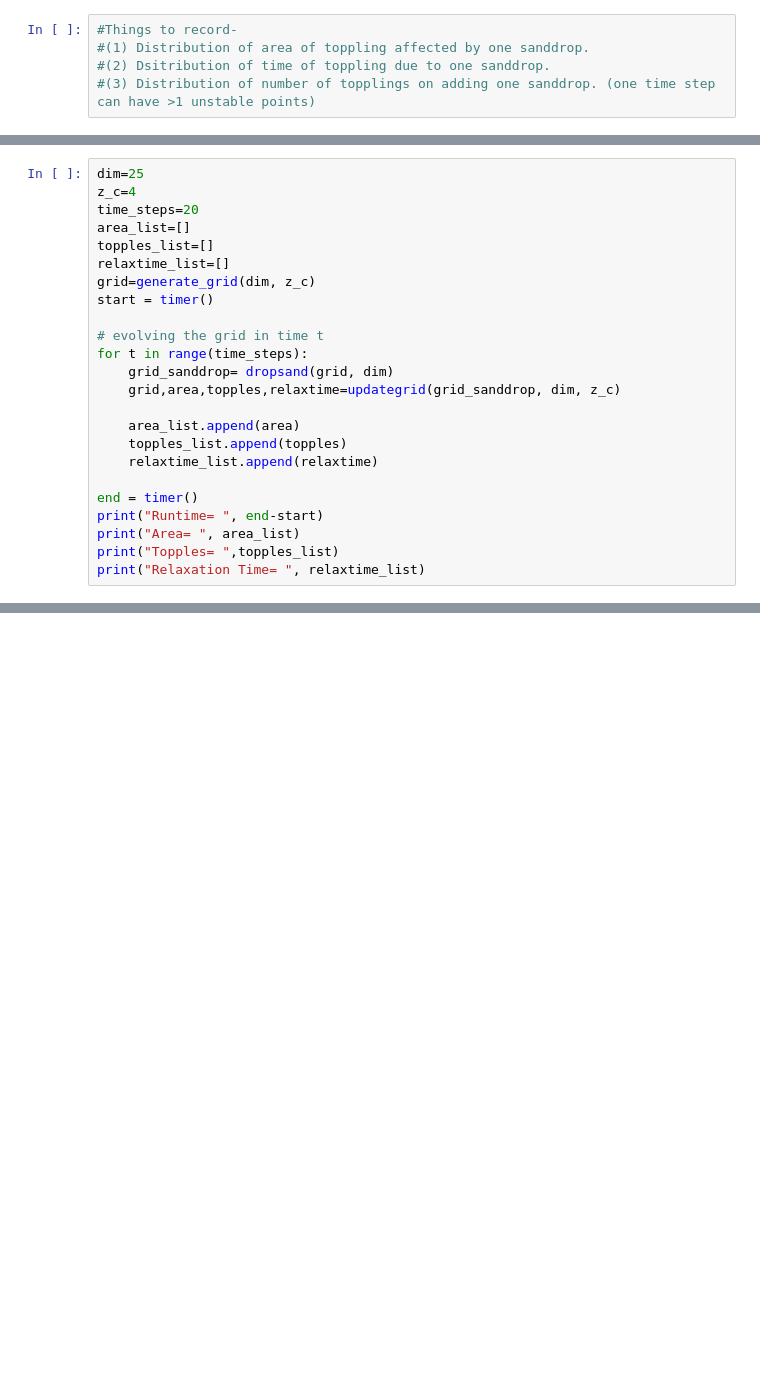
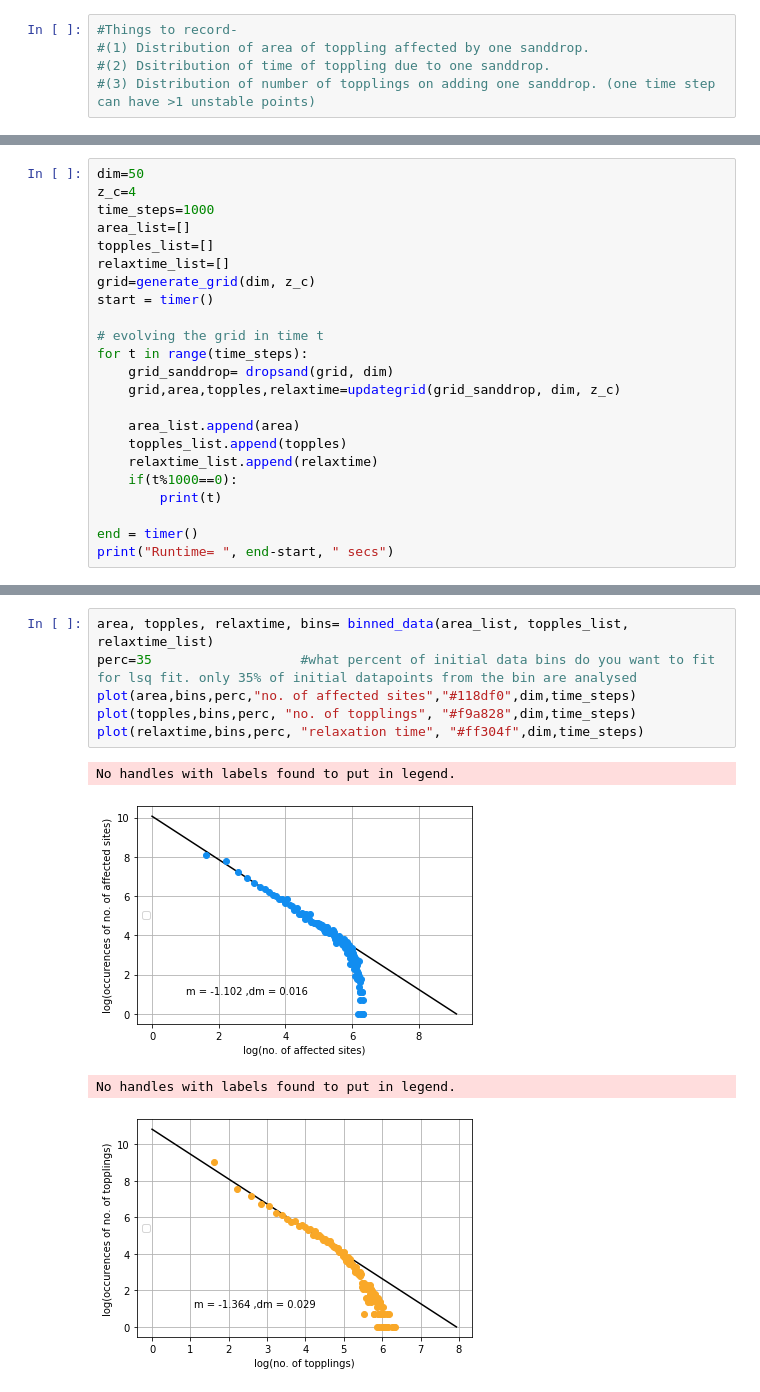
Before and after one commit to kunal1729verma/idc621-modelling_complex_systems, a Jupyter notebook: Sandpile/sandpile model.ipynb, the cells around one changed output, grey strips where cells are left out. Drawn from its saved outputs; the diff is of its cells as text; blank space fills up the shorter version.

Commit message:
added sample plots

```diff
--- a/Sandpile/sandpile model.ipynb
+++ b/Sandpile/sandpile model.ipynb
@@ -110,7 +173,7 @@ def updategrid(grid_old, dim, z_c):
 # %%
-dim=25
+dim=50
 z_c=4
-time_steps=20
+time_steps=1000
 area_list=[]
 topples_list=[]
 relaxtime_list=[]
@@ -125,10 +188,9 @@ for t in range(time_steps):
     area_list.append(area)
     topples_list.append(topples)
     relaxtime_list.append(relaxtime)
+    if(t%1000==0):
+        print(t)
 
 end = timer()
-print("Runtime= ", end-start)
-print("Area= ", area_list)
-print("Topples= ",topples_list)
-print("Relaxation Time= ", relaxtime_list)
+print("Runtime= ", end-start, " secs")
 # %% [output]
@@ -151,0 +210,11 @@ Relaxation Time=  [0, 0, 0, 0, 0, 0, 4, 0, 5, 0, 2, 0, 0, 3, 1, 5, 0, 0, 2, 0]
+# %%
+area, topples, relaxtime, bins= binned_data(area_list, topples_list, relaxtime_list)
+perc=35                   #what percent of initial data bins do you want to fit for lsq fit. only 35% of initial datapoints from the bin are analysed
+plot(area,bins,perc,"no. of affected sites","#118df0",dim,time_steps)
+plot(topples,bins,perc, "no. of topplings", "#f9a828",dim,time_steps)
+plot(relaxtime,bins,perc, "relaxation time", "#ff304f",dim,time_steps)
+# %% [output]
+No handles with labels found to put in legend.
+[figure, added]
+No handles with labels found to put in legend.
+[figure, added]
```
Also changed, not shown: parts of 4 cells of this notebook, 4 other files.
